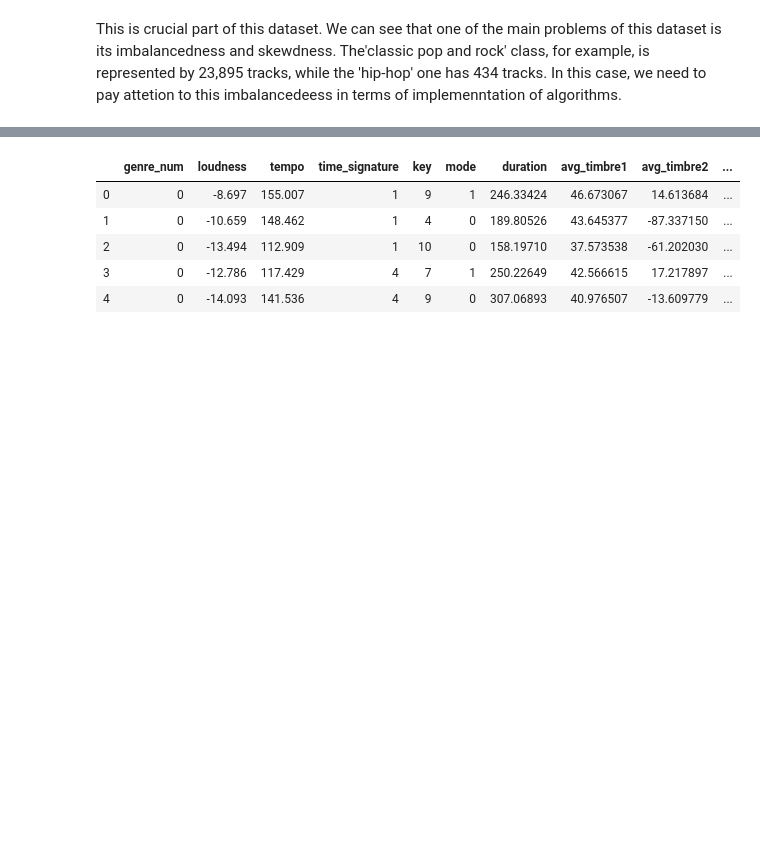
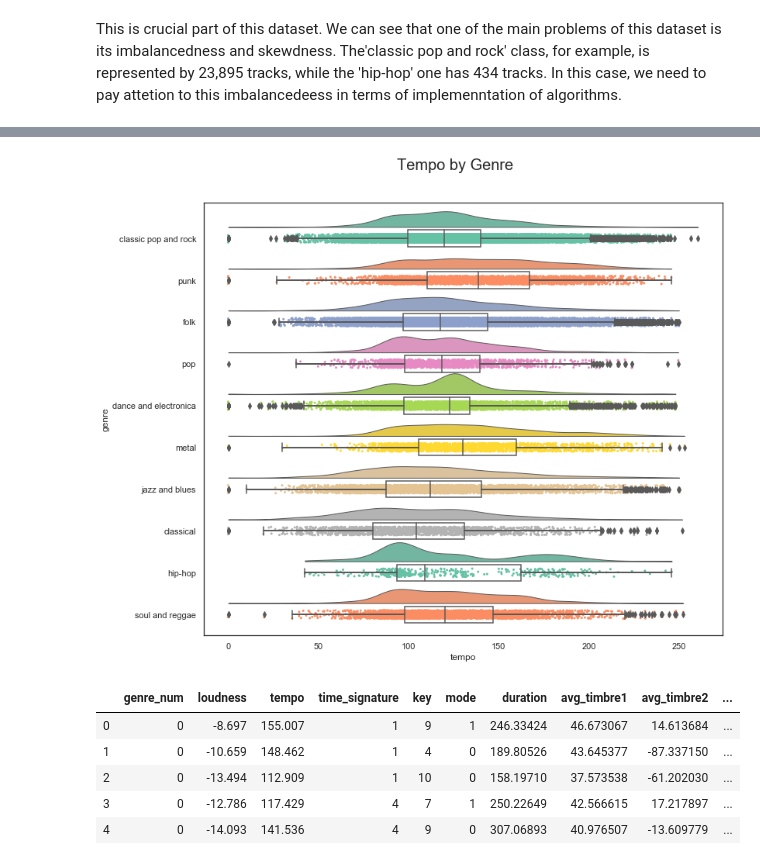
Before and after one commit to raktim314/classify-music-genres-from-acoustic-data, a Jupyter notebook: notebooks/genre_classification.ipynb, the cells around one changed output, grey strips where cells are left out. Drawn from its saved outputs; the diff is of its cells as text; code cells hidden in the pictures; blank space fills up the shorter version.

```diff
--- a/notebooks/genre_classification.ipynb
+++ b/notebooks/genre_classification.ipynb
@@ -193,3 +175,7 @@ plt.savefig("tempo.png")
+# %%
+rain_cloud_plot("genre","tempo", genre_df)
+# %% [output]
+[figure, added]
 # %%
 # Eliminate `track_id` from the dataset
 genre_df = genre_df.drop(columns=["track_id", "artist_name", "title"],axis=0)
```
Also changed, not shown: parts of 8 cells of this notebook, 2 other files.
